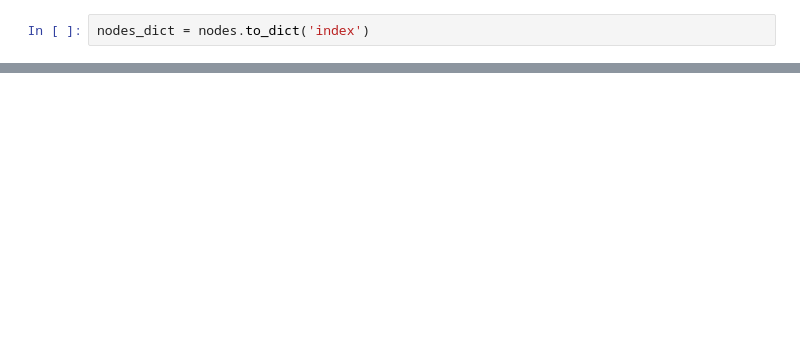
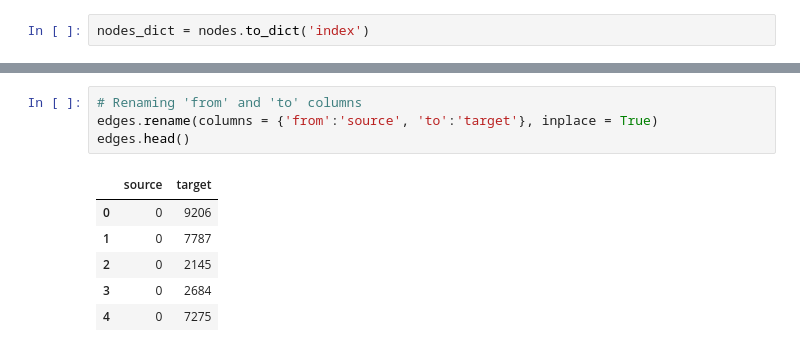
Before and after one commit to SiimSuitslepp/Twitch_social_network, a Jupyter notebook: Twitch_socail_network.ipynb, the cells around one changed output, grey strips where cells are left out. Saved outputs shown, nothing was run; the diff lists cells and outputs as text; blank space fills up the shorter version.

```diff
--- a/Twitch_socail_network.ipynb
+++ b/Twitch_socail_network.ipynb
@@ -196,0 +284,11 @@ p.set(title = "Correlation heatmap")
+# %%
+# Renaming 'from' and 'to' columns
+edges.rename(columns = {'from':'source', 'to':'target'}, inplace = True)
+edges.head()
+# %% [output]
+|  | source | target |
+| 0 | 0 | 9206 |
+| 1 | 0 | 7787 |
+| 2 | 0 | 2145 |
+| 3 | 0 | 2684 |
+| 4 | 0 | 7275 |
```
Also changed, not shown: parts of 79 cells of this notebook, 1 other file.
